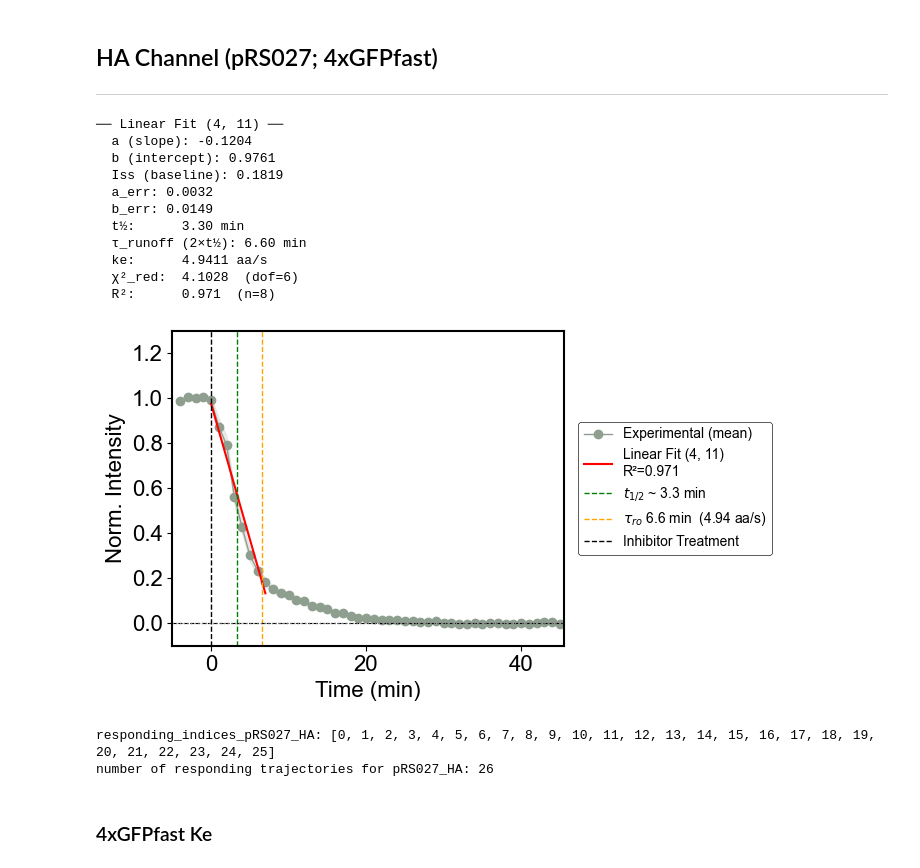
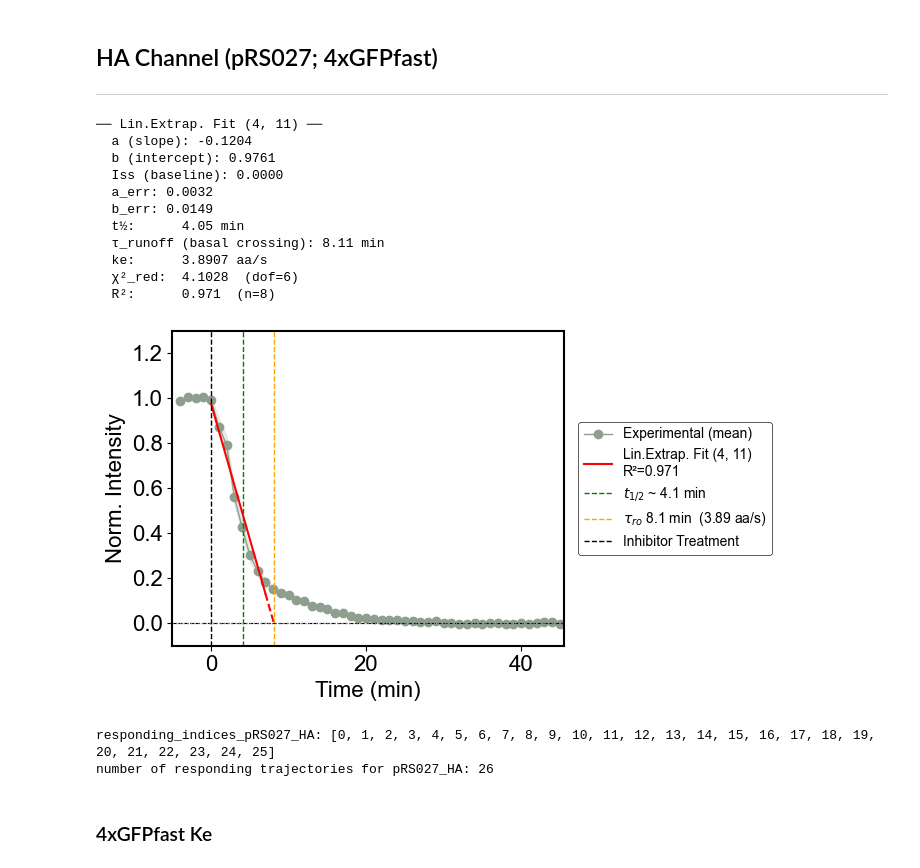
Before and after one commit to ningzhaoAnschutz/cof_paper, a Jupyter notebook: notebooks/Inhibitors/LA_Fig 3_Harringtonine_Fast vs Slow.ipynb, the cells around one changed output. Drawn from its saved outputs; the diff is of its cells as text; code cells hidden in the pictures.

```diff
--- a/notebooks/Inhibitors/LA_Fig 3_Harringtonine_Fast vs Slow.ipynb
+++ b/notebooks/Inhibitors/LA_Fig 3_Harringtonine_Fast vs Slow.ipynb
@@ -89,40 +89,40 @@ results=INH.plot_inhibitor(
     runoff_fraction=0.9,                              # float – threshold for run-off (0.95 = 95%)
     remove_background_intensity=True,                 # subtract background & rescale to 0-1
     background_frames=10,                             # use last 10 frames within xlims window
     show_background_line=True,                        # dashed line at background level
     show_zero_y_axis=True,                            # dashed line at y = 0
     colors='#8E9E8F',
     # parameters for linear fits
-    fit_model='linear',                               # 'linear'|'exponential'|'heaviside'|None
+    fit_model='linear_extrapolated',                  # 'linear'| 'linear_extrapolated'| 'exponential'|'heaviside'|None
     fit_start_idx=fit_start_idx,                      # int – fit range start (default: inh frame)
     gene_length_effective=g_length_effective,
     drug_diffusion_time_min = drug_diffusion_time_min,
     fit_end_idx=11,                                  # int – fit range end (fast = 11; slow = 17)
     #fit_end_range = (8,15),                           # range to fit data.
     r2_threshold = r2_threshold,                      # threshold for best fit selection
 
 
 )
 
 print("responding_indices_pRS027_HA:", responding_indices_pRS027_HA)
 print("number of responding trajectories for pRS027_HA:", len(responding_indices_pRS027_HA))
 
 
 # Access each dataset by index
 #print('run-off time dataset 0:', results['t_runoff'])
 # %% [output]
-── Linear Fit (4, 11) ──
+── Lin.Extrap. Fit (4, 11) ──
   a (slope): -0.1204
   b (intercept): 0.9761
-  Iss (baseline): 0.1819
+  Iss (baseline): 0.0000
   a_err: 0.0032
   b_err: 0.0149
-  t½:      3.30 min
-  τ_runoff (2×t½): 6.60 min
-  ke:      4.9411 aa/s
+  t½:      4.05 min
+  τ_runoff (basal crossing): 8.11 min
+  ke:      3.8907 aa/s
   χ²_red:  4.1028  (dof=6)
   R²:      0.971  (n=8)
-[figure, old version]
+[figure, new version]
 responding_indices_pRS027_HA: [0, 1, 2, 3, 4, 5, 6, 7, 8, 9, 10, 11, 12, 13, 14, 15, 16, 17, 18, 19, 20, 21, 22, 23, 24, 25]
 number of responding trajectories for pRS027_HA: 26
 # %% [markdown]
```
Also changed, not shown: parts of 1 cell of this notebook, 2 other files.
